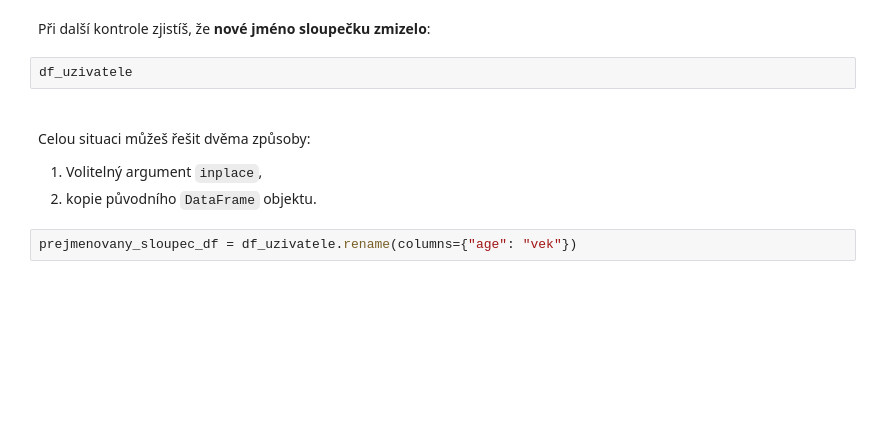
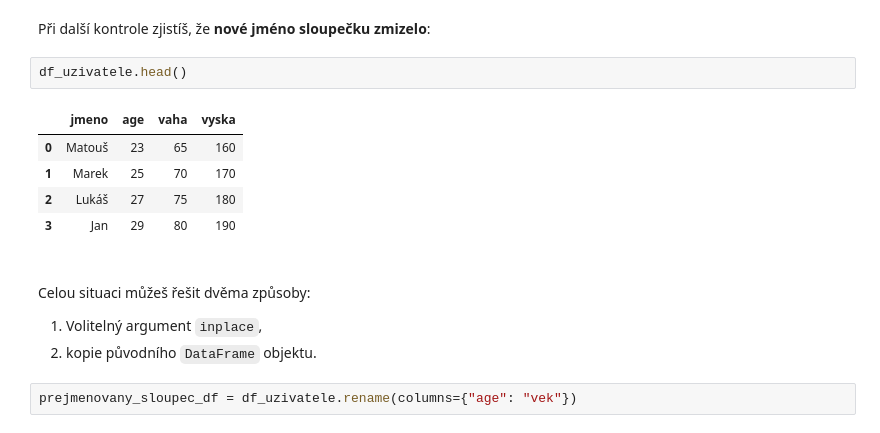
Before and after one commit to Bralor/bnp_course, a Jupyter notebook: shared/notebooks/lesson07.ipynb, the cells around one changed output. Drawn from its saved outputs; the diff is of its cells as text; blank space fills up the shorter version.

```diff
--- a/shared/notebooks/lesson07.ipynb
+++ b/shared/notebooks/lesson07.ipynb
@@ -909,7 +1246,13 @@ df_uzivatele.rename(columns={"age": "vek"})
 # %% [markdown]
 Při další kontrole zjistíš, že **nové jméno sloupečku zmizelo**:
 # %%
-df_uzivatele
+df_uzivatele.head()
+# %% [output]
+|  | jmeno | age | vaha | vyska |
+| 0 | Matouš | 23 | 65 | 160 |
+| 1 | Marek | 25 | 70 | 170 |
+| 2 | Lukáš | 27 | 75 | 180 |
+| 3 | Jan | 29 | 80 | 190 |
 # %% [markdown]
 <br>
 
```
Also changed, not shown: parts of 110 cells of this notebook.
